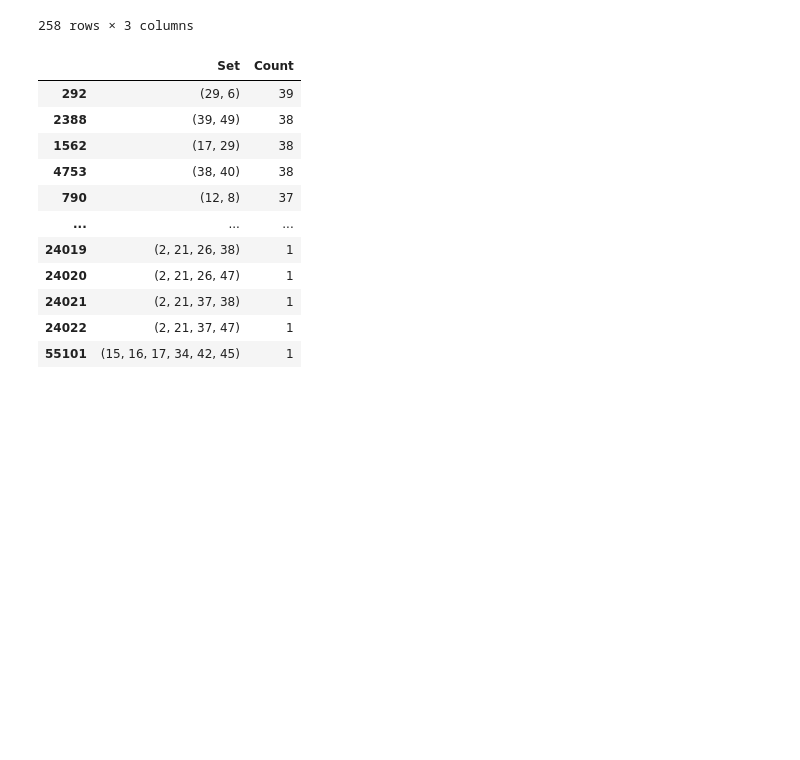
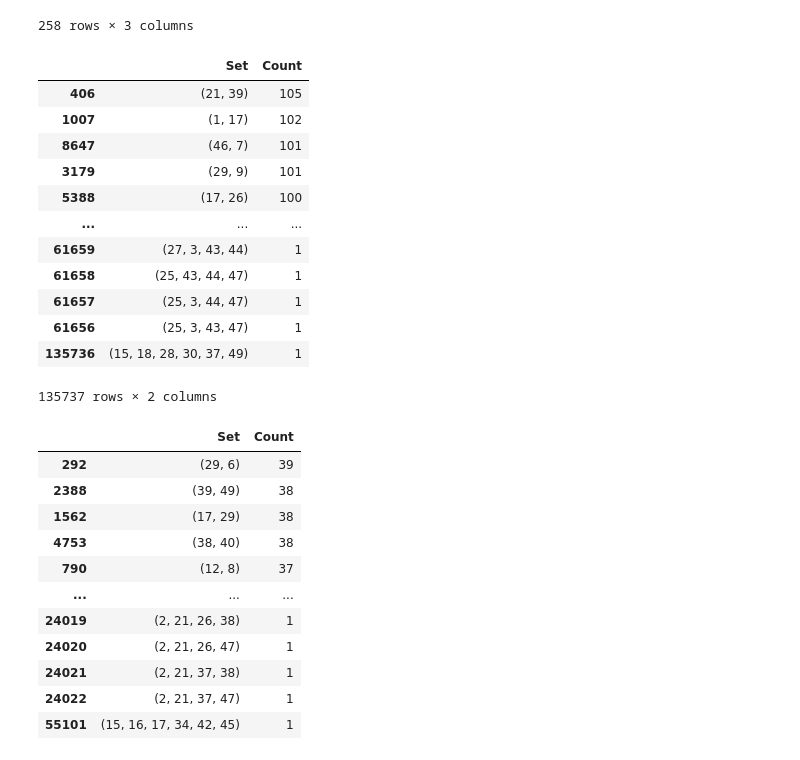
Before and after one commit to DEENUU1/lotto-analytics, a Jupyter notebook: most_common_numbers.ipynb, the cells around one changed output. Drawn from its saved outputs; the diff is of its cells as text; code cells hidden in the pictures; blank space fills up the shorter version.

```diff
--- a/most_common_numbers.ipynb
+++ b/most_common_numbers.ipynb
@@ -163,7 +141,21 @@ def most_common_number_string(dataset, min_length: int = 2, max_length: int = 6)
 
     return sets_df
 # %%
-data = most_common_number_string(lotto, 6, 6)
+most_common_number_string(lotto)
+# %% [output]
+|  | Set | Count |
+| 406 | (21, 39) | 105 |
+| 1007 | (1, 17) | 102 |
+| 8647 | (46, 7) | 101 |
+| 3179 | (29, 9) | 101 |
+| 5388 | (17, 26) | 100 |
+| ... | ... | ... |
+| 61659 | (27, 3, 43, 44) | 1 |
+| 61658 | (25, 43, 44, 47) | 1 |
+| 61657 | (25, 3, 44, 47) | 1 |
+| 61656 | (25, 3, 43, 47) | 1 |
+| 135736 | (15, 18, 28, 30, 37, 49) | 1 |
+135737 rows × 2 columns
 # %%
 most_common_number_string(lotto_plus)
 # %% [output]
```
Also changed, not shown: parts of 6 cells of this notebook, 32 other files.
